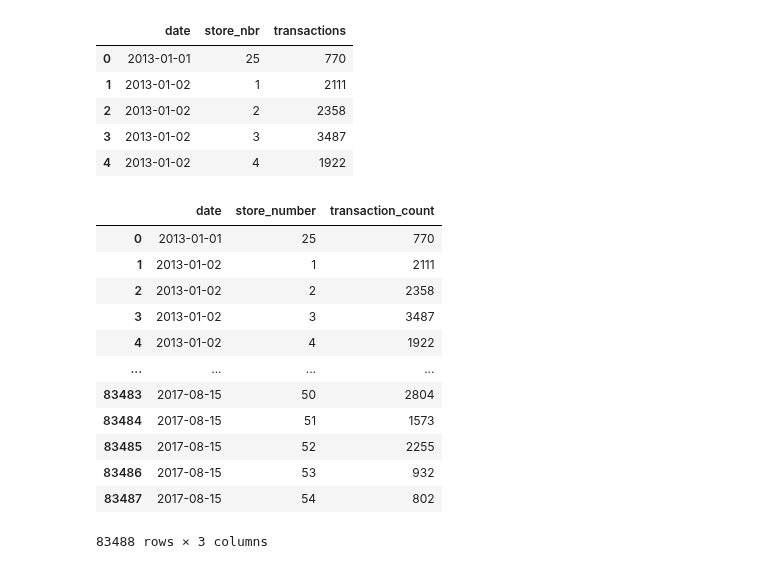
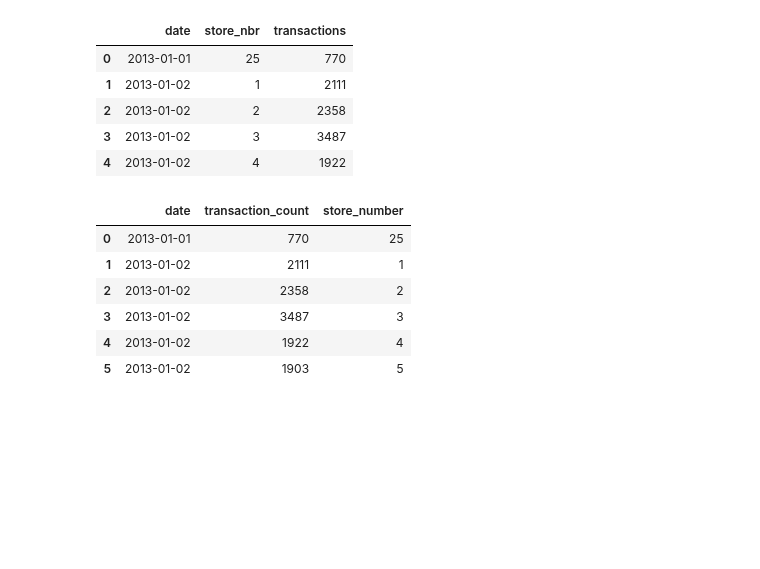
Before and after one commit to arunadas/effective-pandas, a Jupyter notebook: l_python_pandas/dataframes.ipynb, the cells around one changed output. Saved outputs shown, nothing was run; the diff lists cells and outputs as text; code cells hidden in the pictures; blank space fills up the shorter version.

Commit message:
dataframe

```diff
--- a/l_python_pandas/dataframes.ipynb
+++ b/l_python_pandas/dataframes.ipynb
@@ -1506,19 +1506,13 @@ transactions.head()
 | 4 | 2013-01-02 | 4 | 1922 |
 # %%
 (transactions.rename(columns = {'transactions':'transaction_count','store_nbr':'store_number'})
-  .reindex(labels=['date','store_number','transaction_count'],axis=1)
-)
+  .reindex(labels=['date','transaction_count','store_number'],axis=1)
+).head(6)
 # %% [output]
-|  | date | store_number | transaction_count |
-| 0 | 2013-01-01 | 25 | 770 |
-| 1 | 2013-01-02 | 1 | 2111 |
-| 2 | 2013-01-02 | 2 | 2358 |
-| 3 | 2013-01-02 | 3 | 3487 |
-| 4 | 2013-01-02 | 4 | 1922 |
-| ... | ... | ... | ... |
-| 83483 | 2017-08-15 | 50 | 2804 |
-| 83484 | 2017-08-15 | 51 | 1573 |
-| 83485 | 2017-08-15 | 52 | 2255 |
-| 83486 | 2017-08-15 | 53 | 932 |
-| 83487 | 2017-08-15 | 54 | 802 |
+|  | date | transaction_count | store_number |
+| 0 | 2013-01-01 | 770 | 25 |
+| 1 | 2013-01-02 | 2111 | 1 |
+| 2 | 2013-01-02 | 2358 | 2 |
+| 3 | 2013-01-02 | 3487 | 3 |
+| 4 | 2013-01-02 | 1922 | 4 |
+| 5 | 2013-01-02 | 1903 | 5 |
-83488 rows × 3 columns
```
Also changed, not shown: parts of 13 cells of this notebook.
